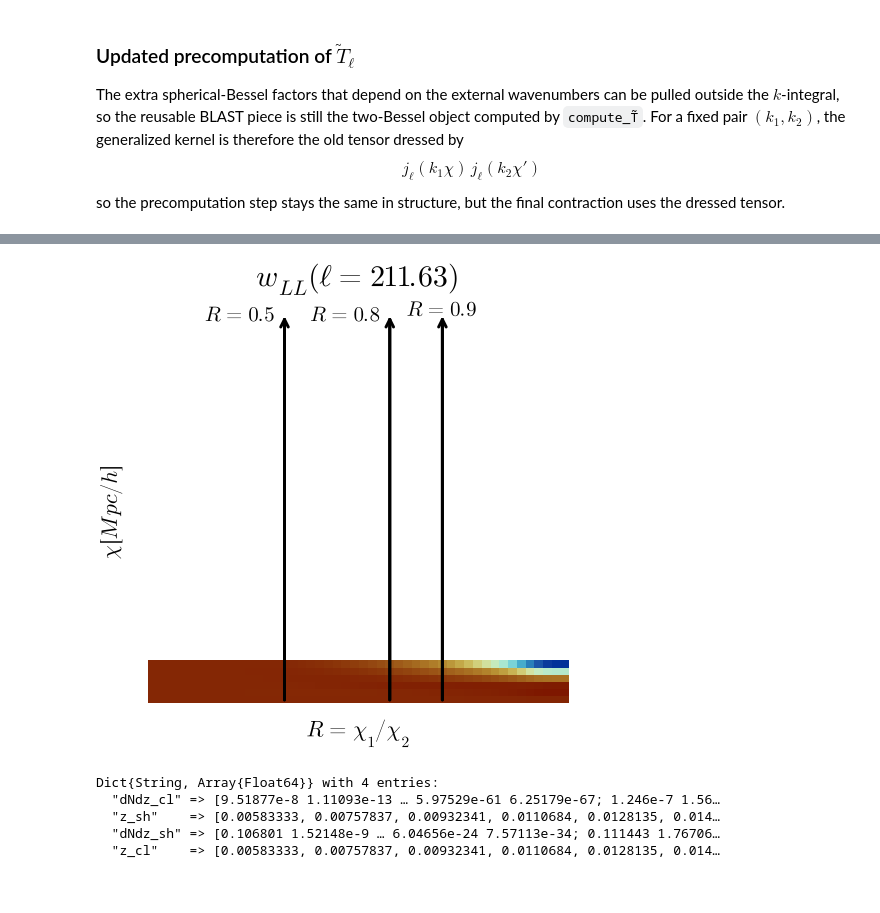
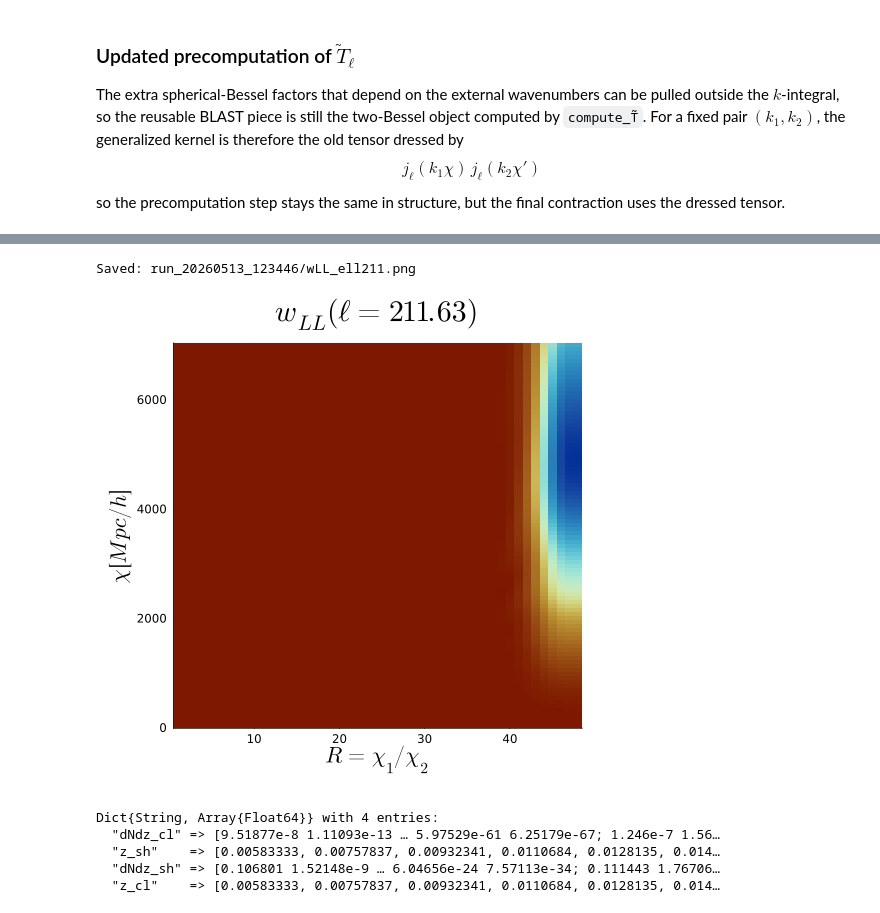
Before and after one commit to anvi-git/3D_Angular_Power_Spectrum, a Jupyter notebook: beyond_BLAST.ipynb, the cells around one changed output, grey strips where cells are left out. Saved outputs shown, nothing was run; the diff lists cells and outputs as text; code cells hidden in the pictures.

```diff
--- a/beyond_BLAST.ipynb
+++ b/beyond_BLAST.ipynb
@@ -122,22 +207,3 @@ To decompose $S_l^{AB}$ in the BLAST style, sample the power spectrum on the Che
 $$P_{\rm vals}[n,j,i] = P^{AB}\!\left(k_n,\chi_j,\chi_j R_i\right)$$
 
 with shape $(n_k,n_\chi,n_R)$. Once that array is built, the rest is the same BLAST pattern: FFT/DCT along the $k$ axis, precompute the spherical Bessel integrals, then contract the two tensors.
-# %%
-ℓ = Blast.ℓ
-nx = 4
-x_min = 26
-x_max = 700
-χ = LinRange(x_min, x_max, nχ)
-R = chebpoints(nx, -1, 1)
-R = reverse(R[R.>0])
-nR = length(R)
-kmax = 200/13
-kmin = 2.5/x_max
-n_cheb = 4
-β = 2 #0 per CL, 2 per CC, -2 per LL
-k_cheb = chebpoints(n_cheb, log10(kmin), log10(kmax))
-k1_min = kmin
-k1_max = kmax
-k2_min = kmin
-k2_max = kmax
-N = 2^(15)+1
@@ -179,16 +261,18 @@ z_range = z_of_χ.(χ)
 bgrid = Blast.CosmologicalGrid(z_range = z_range)
 bg = Blast.BackgroundQuantities(Hz_array = zeros(length(z_range)), χz_array = Array(χ));
 # %%
-cheb_coeff = zeros(nχ, nR, n_cheb + 1)
+cheb_coeff = zeros(n_chi, nR, n_cheb + 1)
 vals = power_spectrum.(10 .^ k_cheb, χ[1], χ[1] * R[1])
 plan = Blast.plan_fft(vals)
 
 for i in 1:nR
-    for j in 1:nχ
+    for j in 1:n_chi
         vals = power_spectrum.(10 .^ k_cheb, χ[j], χ[j] * R[i])
         cheb_coeff[j, i, :] = Blast.fast_chebcoefs(vals, plan)
     end
 end
+println("size of the chebyshev coefficients term")
 println(size(cheb_coeff))
+println("size of the computed T̃ term")
 println(size(T_LL))
 # %% [output]
@@ -218,20 +304,20 @@ annotate!(34, 7400, text(L"R=0.9",14), :black)
 # %%
-heatmap(1:48, χ, w_LL[22,:,:]./maximum(w_LL[22,:,:]), size = (500,500), title=L"w_{LL}(ℓ=211.63)",
+p2 = heatmap(1:nR, χ, w_LL[22,:,:]./maximum(w_LL[22,:,:]), size = (500,500), title=L"w_{LL}(ℓ=211.63)",
     legend = :none, c =:roma , xlabel=L"R=\chi_1/\chi_2",ylabel=L"\chi[Mpc/h]",
     yguidefontsize=15, xguidefontsize=15 , titlefontsize=20)
+save_plot(p2, "wLL_ell211")
 
-plot!([16,16],[26, 7200],arrow=true,color=:black,linewidth=3,label="R=0.5", size = (500,500))
-annotate!(11, 7300, text(L"R=0.5",14), :black)
-#annotate!(16, -200,text(L"0.5",10), :black)
+# plot!([16,16],[26, 7200],arrow=true,color=:black,linewidth=3,label="R=0.5", size = (500,500))
+# annotate!(11, 7300, text(L"R=0.5",14), :black)
 
-plot!([28,28],[26, 7200],arrow=true,color=:black,linewidth=3,label="R=0.5", size = (500,500))
-annotate!(23, 7300, text(L"R=0.8",14), :black)
-#annotate!(28, -200, text(L"0.8",10), :black)
+# plot!([28,28],[26, 7200],arrow=true,color=:black,linewidth=3,label="R=0.5", size = (500,500))
+# annotate!(23, 7300, text(L"R=0.8",14), :black)
 
-plot!([34,34],[26, 7200],arrow=true,color=:black,linewidth=3,label="R=0.5",axis=([], false), size = (500,500))
-annotate!(34, 7400, text(L"R=0.9",14), :black)
+# plot!([34,34],[26, 7200],arrow=true,color=:black,linewidth=3,label="R=0.5",axis=([], false), size = (500,500))
+# annotate!(34, 7400, text(L"R=0.9",14), :black)
 # %% [output]
+Saved: run_20260513_123446/wLL_ell211.png
-[figure, old version]
+[figure, new version]
 # %%
 # Load N5K n(z), needed to compute lensing and clustering kernels
 n5k_bins = npzread("blast_code/data/dNdzs_fullwidth.npz")
```
Also changed, not shown: parts of 19 cells of this notebook, 27 other files.
